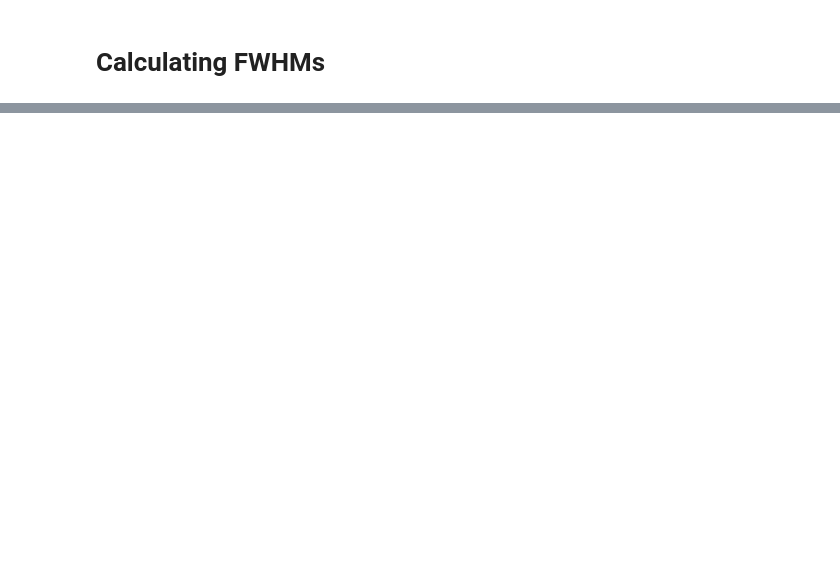
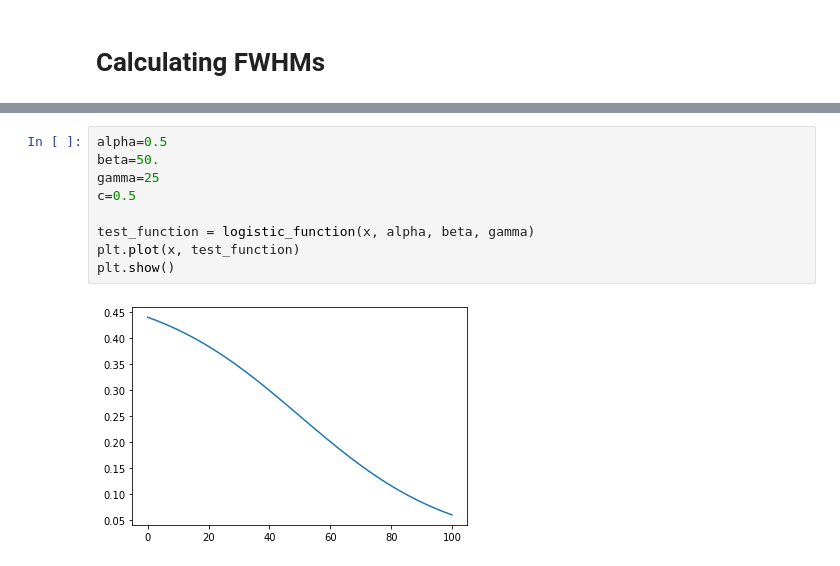
Before and after one commit to jkbg/DiffusionMRI, a Jupyter notebook: full_width_half_maximum.ipynb, the cells around one changed output, grey strips where cells are left out. Drawn from its saved outputs; the diff is of its cells as text; blank space fills up the shorter version.

```diff
--- a/full_width_half_maximum.ipynb
+++ b/full_width_half_maximum.ipynb
@@ -213,0 +284,11 @@ error: Result from function call is not a proper array of floats.
+# %%
+alpha=0.5
+beta=50.
+gamma=25
+c=0.5
+
+test_function = logistic_function(x, alpha, beta, gamma)
+plt.plot(x, test_function)
+plt.show()
+# %% [output]
+[figure, added]
```
Also changed, not shown: parts of 11 cells of this notebook.
